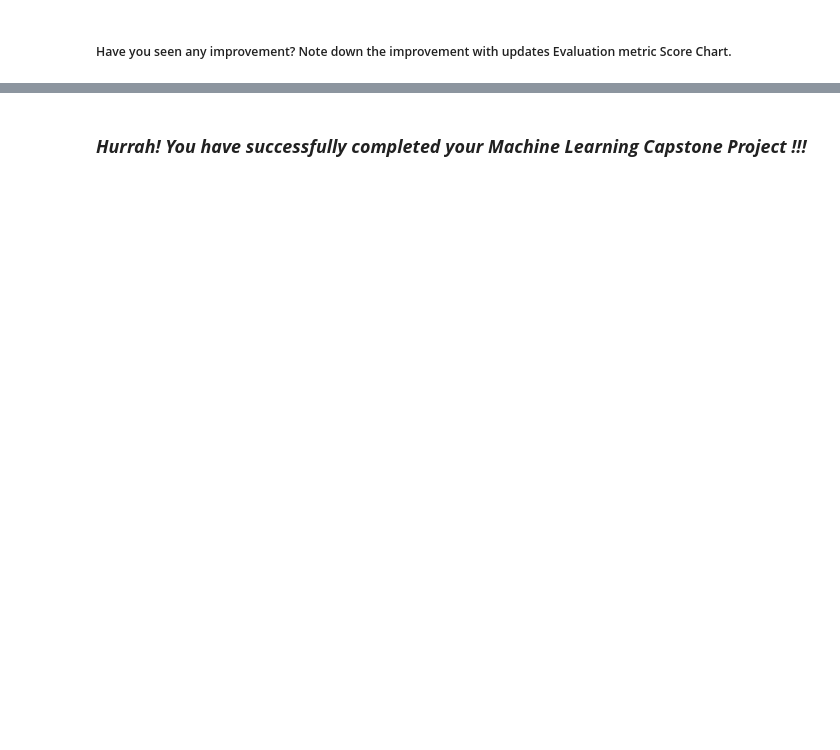
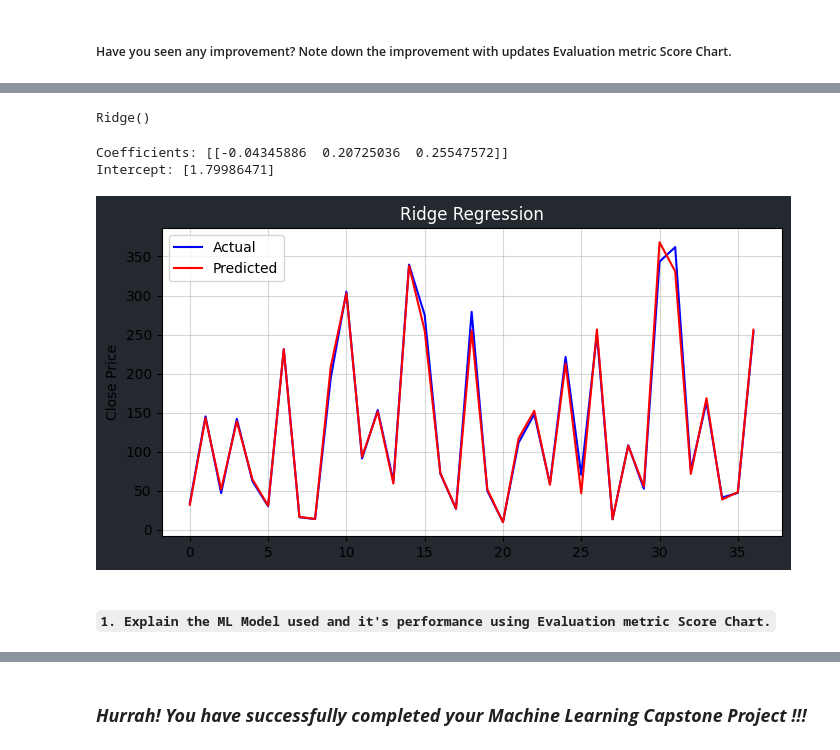
Before and after one commit to RobinBose774/Capstone_Project_Supervised_ML_Regression-Yes_Bank_Stock_Closing_Price_Prediction, a Jupyter notebook: Capstone_Project_Supervised_ML_Regression_Yes_Bank_Stock_Closing_Price_Predictionipynb.ipynb, the cells around one changed output, grey strips where cells are left out. Drawn from its saved outputs; the diff is of its cells as text; code cells hidden in the pictures; blank space fills up the shorter version.

```diff
--- a/Capstone_Project_Supervised_ML_Regression_Yes_Bank_Stock_Closing_Price_Predictionipynb.ipynb
+++ b/Capstone_Project_Supervised_ML_Regression_Yes_Bank_Stock_Closing_Price_Predictionipynb.ipynb
@@ -1447,0 +1598,56 @@ Write the conclusion here.
+# %%
+# Import the Ridge regression model from scikit-learn
+from sklearn.linear_model import Ridge
+
+# Create an instance of the Ridge regression model
+ridge = Ridge()
+
+# Fit the Ridge regression model to the training data
+ridge.fit(X_train, y_train)
+# %% [output]
+Ridge()
+# %%
+# Predict on the model
+y_pred_ridge = ridge.predict(X_test)
+# %%
+# Print the coefficients of the Ridge regression model
+print("Coefficients:", ridge.coef_)
+
+# Print the intercept of the Ridge regression model
+print("Intercept:", ridge.intercept_)
+# %% [output]
+Coefficients: [[-0.04345886  0.20725036  0.25547572]]
+Intercept: [1.79986471]
+# %%
+plt.figure(figsize=(8, 4))
+
+# Set the background colors for the figure
+plot_bgcolor = (36/255, 40/255, 47/255, 1)  # RGB values divided by 255, with alpha=1 for full opacity
+
+plt.gcf().patch.set_facecolor(plot_bgcolor)  # Set the background color of the figure
+
+# Plot the actual Close prices from the test data in blue
+plt.plot(np.array(10**y_test), color='blue')
+
+# Plot the predicted Close prices from the Ridge regression model in red
+plt.plot(10**y_pred_ridge, color='red')
+
+# Set the label for the y-axis as "Close Price"
+plt.ylabel("Close Price")
+
+# Add a legend to differentiate between the actual and predicted values
+plt.legend(["Actual", "Predicted"])
+
+# Set the title of the plot as "Ridge Regression" with white color
+plt.title("Ridge Regression", color='white')
+
+# Add grid lines to the plot
+plt.grid(which='major', alpha=0.5)
+plt.grid(which='minor', alpha=0.5)
+
+# Display the plot
+plt.show()
+# %% [output]
+[figure, added]
+# %% [markdown]
+#### **`1. Explain the ML Model used and it's performance using Evaluation metric Score Chart.`**
```
Also changed, not shown: parts of 161 cells of this notebook.
